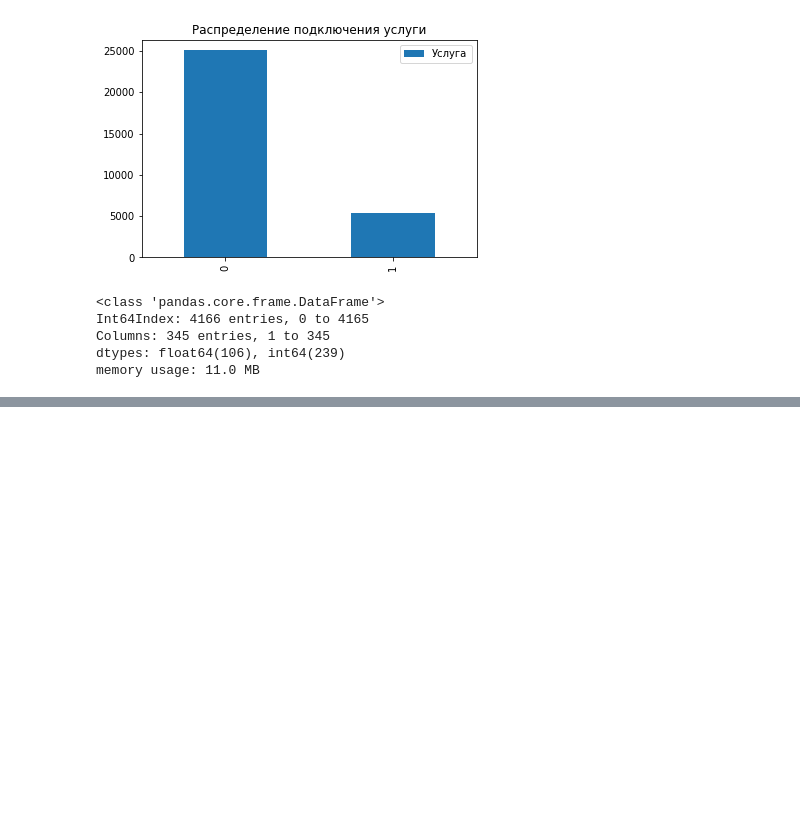
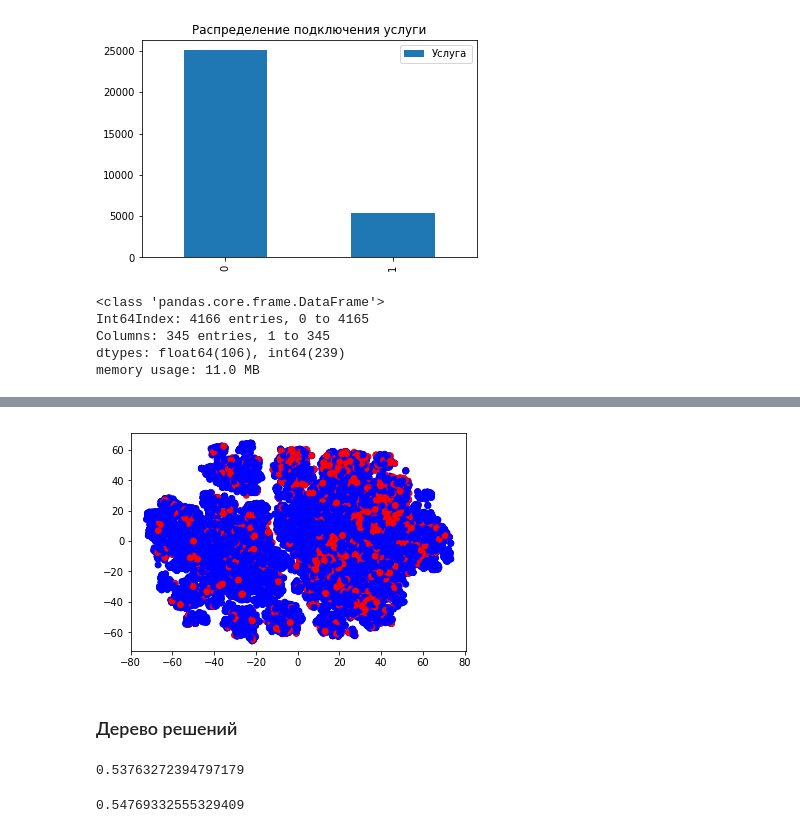
Before and after one commit to kanashov/Modulbank-AI-Hack-MSK, a Jupyter notebook: 1 Begin.ipynb, the cells around one changed output, grey strips where cells are left out. Cells and saved outputs as stored; diff of their text form; code cells hidden in the pictures; blank space fills up the shorter version.

Commit message:
First predicts

```diff
--- a/1 Begin.ipynb
+++ b/1 Begin.ipynb
@@ -72,0 +100,7 @@ memory usage: 11.0 MB
+# %%
+plt.scatter(tsne_representation[:, 0], tsne_representation[:, 1],
+            c=y.map({0: 'blue', 1: 'red'}));
+# %% [output]
+[figure, added]
+# %% [markdown]
+### Дерево решений
@@ -72,0 +109,16 @@ memory usage: 11.0 MB
+# %%
+# Дерево решений
+tree = DecisionTreeClassifier(max_depth=5, random_state=seed)
+tree.fit(X_train, y_train)
+tree_pred = tree.predict(X_val)
+roc_auc_score(y_val, tree_pred)
+# %% [output]
+0.53763272394797179
+# %%
+# Метод k ближайших соседей
+knn = KNeighborsClassifier(n_neighbors=10)
+knn.fit(X_train, y_train)
+knn_pred = knn.predict(X_val)
+roc_auc_score(y_val, knn_pred)
+# %% [output]
+0.54769332555329409
```
Also changed, not shown: parts of 54 cells of this notebook.
